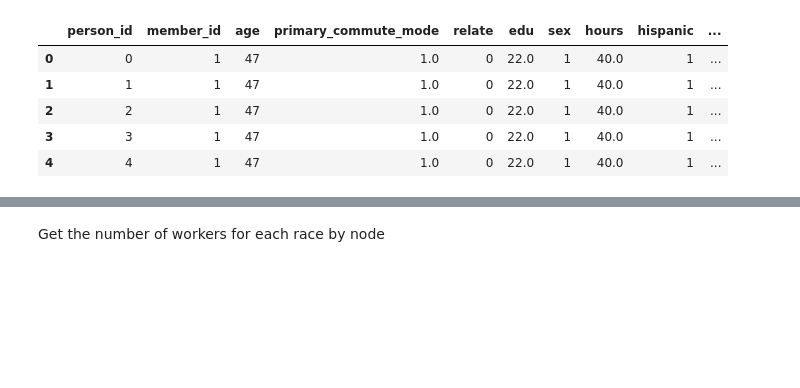
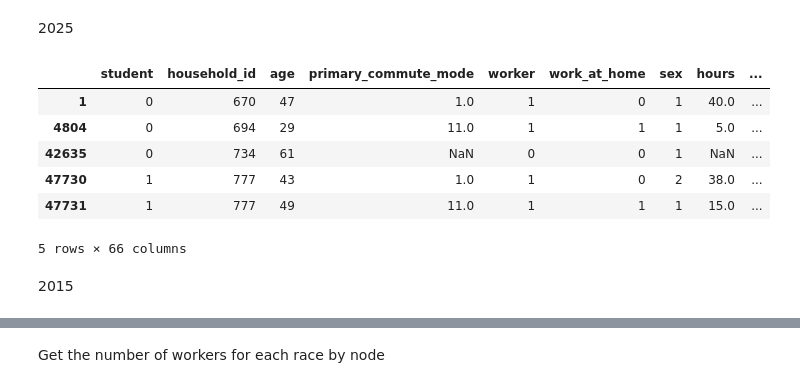
Before and after one commit to ual/ual_model_workspace, a Jupyter notebook: spring-2019-models/notebooks-amelia/indicators 1.ipynb, the cells around one changed output, grey strips where cells are left out. Drawn from its saved outputs; the diff is of its cells as text; code cells hidden in the pictures; blank space fills up the shorter version.

```diff
--- a/spring-2019-models/notebooks-amelia/indicators 1.ipynb
+++ b/spring-2019-models/notebooks-amelia/indicators 1.ipynb
@@ -16,4 +14,2 @@ model_outputs_path = '/home/data/spring_2019/'
 # %%
-#read in model data output from 2040
-# store = pd.HDFStore(model_outputs_path+'outputs/model_data_output_2040.h5') #sometimes doesnt work with a relative file path
-# store.keys()
+store = pd.HDFStore(model_outputs_path+'model_data_output.h5') #sometimes doesnt work with a relative file path
@@ -19,0 +18,26 @@ model_outputs_path = '/home/data/spring_2019/'
+# %%
+#load in everything
+households_2025 = store['/2025/households']
+households_2015 = store['/2015/households']
+households_2010 = store['/2010/households']
+
+parcels_2025 = store['/2025/parcels']
+parcels_2015 = store['/2015/parcels']
+parcels_2010 = store['/2010/parcels']
+
+persons_2025 = store['/2025/persons']
+persons_2015 = store['/2015/persons']
+persons_2010 = store['/2010/persons']
+
+jobs_2025 = store['/2025/jobs']
+jobs_2015 = store['/2015/jobs']
+jobs_2010 = store['/2010/jobs']
+
+buildings_2025 = store['/2025/buildings']
+buildings_2015 = store['/2015/buildings']
+buildings_2010 = store['/2010/buildings']
+
+#ascii issue
+# establishments_2025 = store['/2025/establishments']
+# establishments_2015 = store['/2015/establishments']
+# establishments_2010 = store['/2010/establishments']
@@ -43,14 +50,20 @@ zones.csv
-# %%
-# buildings = pd.read_csv(dd + "buildings_v2.csv", nrows=100000)
-persons = pd.read_csv(dd + "persons_v3.csv") #add nrows when testing
-parcels = pd.read_csv(dd + "parcel_attr.csv")
-buildings = pd.read_csv(dd + "buildings_v2.csv")
-households = pd.read_csv(dd + "households_v2.csv")
-# %% [output]
-|  | person_id | member_id | age | primary_commute_mode | relate | edu | sex | hours | hispanic | ... |
-| 0 | 0 | 1 | 47 | 1.0 | 0 | 22.0 | 1 | 40.0 | 1 | ... |
-| 1 | 1 | 1 | 47 | 1.0 | 0 | 22.0 | 1 | 40.0 | 1 | ... |
-| 2 | 2 | 1 | 47 | 1.0 | 0 | 22.0 | 1 | 40.0 | 1 | ... |
-| 3 | 3 | 1 | 47 | 1.0 | 0 | 22.0 | 1 | 40.0 | 1 | ... |
-| 4 | 4 | 1 | 47 | 1.0 | 0 | 22.0 | 1 | 40.0 | 1 | ... |
+# %% [markdown]
+2025
+# %%
+per_house_2025 = pd.merge(persons_2025, households_2025, left_on='household_id', right_index=True, how='inner') #97139 inner merge, 100000 left merge, 15843 unique building ids in this subset
+# %%
+house_build_2025 = pd.merge(per_house_2025, buildings_2025, left_on='building_id', right_index=True, how='inner') #just the households with assigned buildings and the buildings with assigned households?
+# %%
+build_parcel_2025 = pd.merge(house_build_2025, parcels_2025, left_on='parcel_id',right_index=True, how='inner')
+build_parcel_2025.head()
+# %% [output]
+|  | student | household_id | age | primary_commute_mode | worker | work_at_home | sex | hours | ... |
+| 1 | 0 | 670 | 47 | 1.0 | 1 | 0 | 1 | 40.0 | ... |
+| 4804 | 0 | 694 | 29 | 11.0 | 1 | 1 | 1 | 5.0 | ... |
+| 42635 | 0 | 734 | 61 | NaN | 0 | 0 | 1 | NaN | ... |
+| 47730 | 1 | 777 | 43 | 1.0 | 1 | 0 | 2 | 38.0 | ... |
+| 47731 | 1 | 777 | 49 | 11.0 | 1 | 1 | 1 | 15.0 | ... |
+5 rows × 66 columns
+# %% [markdown]
+2015
 # %%
```
Also changed, not shown: parts of 40 cells of this notebook.
